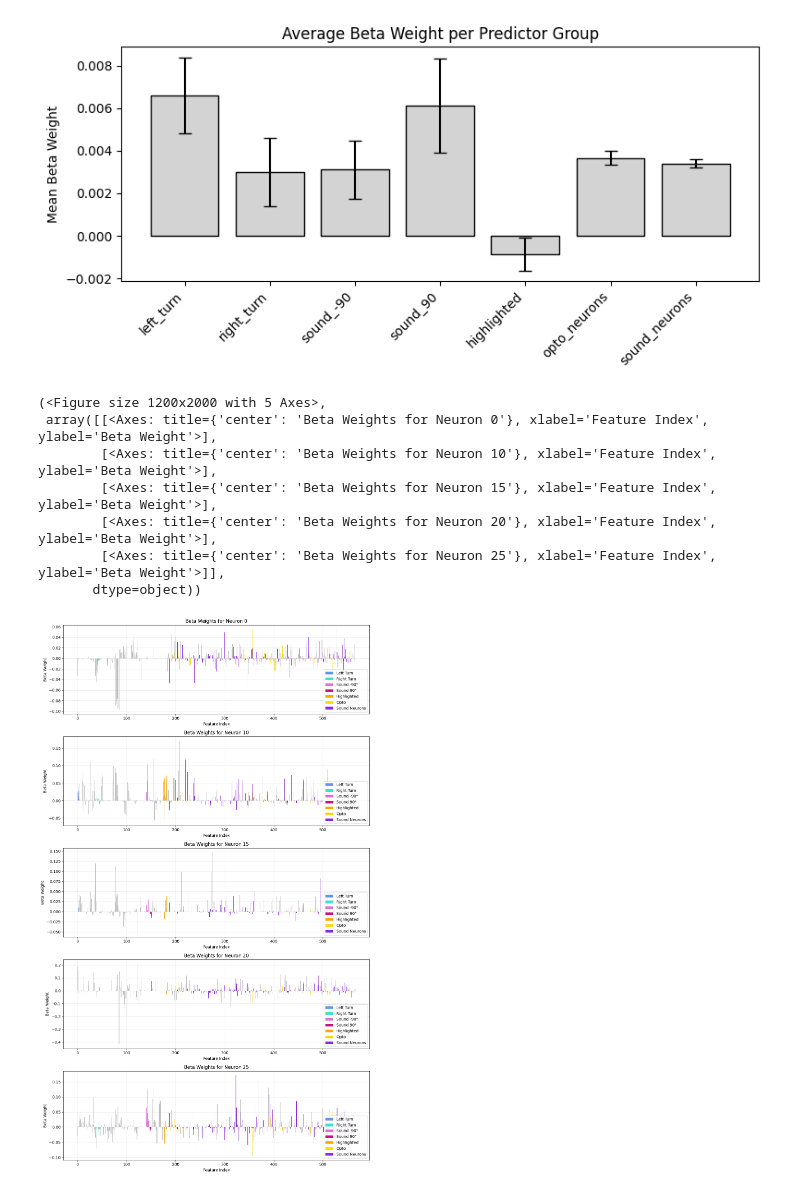
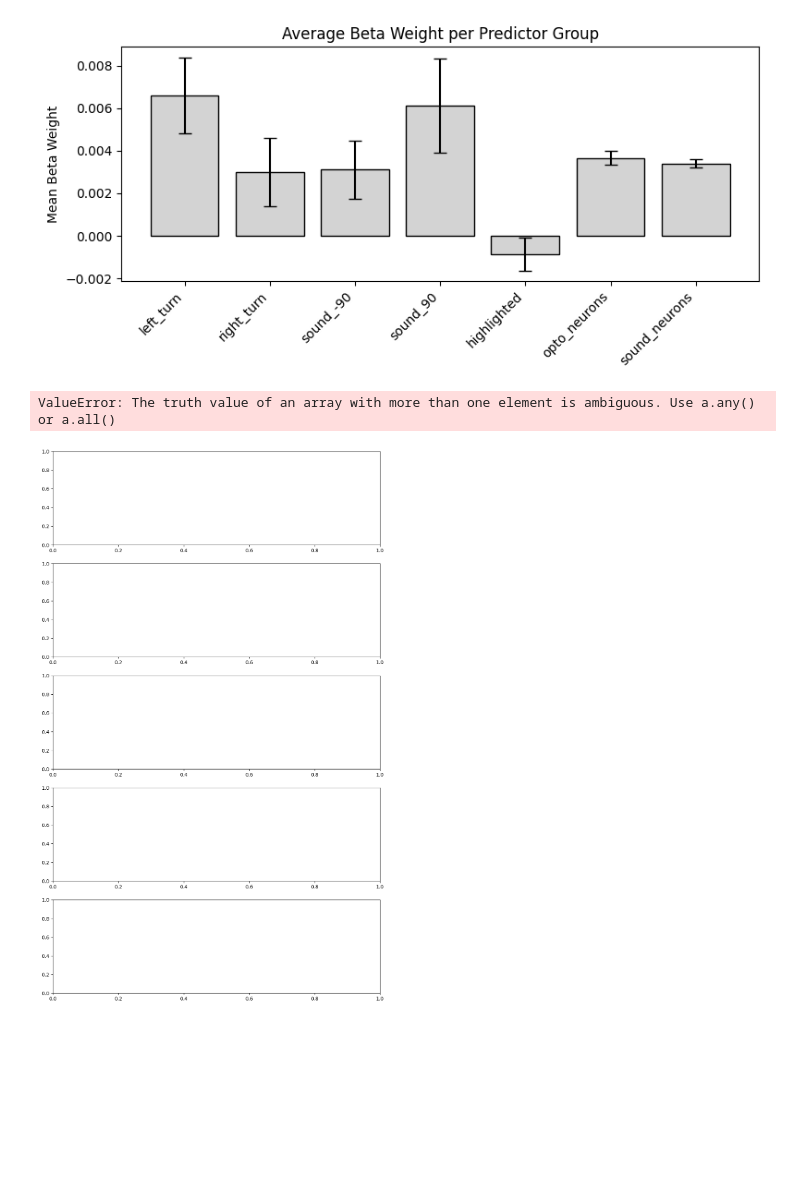
Before and after one commit to constanzabassi/GLM-analysis, a Jupyter notebook: notebooks/quick_glm_model_comparison.ipynb, the cells around one changed output. Cells and saved outputs as stored; diff of their text form; code cells hidden in the pictures; blank space fills up the shorter version.

```diff
--- a/notebooks/quick_glm_model_comparison.ipynb
+++ b/notebooks/quick_glm_model_comparison.ipynb
@@ -43,3 +40,33 @@ print(opto_neurons[8][0][0])
+# %%
+sound_neurons = [8, 11, 17, 21, 22, 23, 24, 29, 32, 37, 43, 44, 54, 55, 56, 57,
+          64, 73, 74, 75, 80, 85, 90, 91, 96, 100, 108, 109, 110, 112, 113,
+          128, 130, 131, 135, 136, 145, 147, 148, 150, 154, 158, 160, 171,
+          173, 175, 176, 177, 178, 179, 186, 189, 196, 201, 203, 211, 213,
+          217, 219, 220, 222, 226, 228, 234, 236, 241, 244, 252] #HE
+
+# [7, 14, 18, 23, 29, 33, 34, 36, 37, 39, 43, 45, 46, 52, 53, 55,
+#           56, 57, 58, 60, 63, 67, 73, 74, 85, 86, 88, 89, 90, 94, 97, 98,
+#           99, 101, 102, 105, 107, 108, 109, 111, 113, 115, 119, 124, 128,
+#           129, 130, 132, 137, 138, 139, 142, 143, 144, 145, 146, 152, 154,
+#           161, 165, 166, 169, 170, 171, 174, 176, 177, 179, 181, 183, 184,
+#           188, 189, 193, 195, 196, 197, 198, 202, 205, 206, 209, 211, 212,
+#           216, 223, 226, 227, 229, 241, 243, 246, 247, 249, 251, 253, 255,
+#           258, 265, 268, 271, 272, 274, 275, 276, 279, 280, 283, 284, 288,
+#           289, 290, 291, 300, 302, 309, 310, 313, 315, 316, 319, 320, 321,
+#           327, 329, 333, 339, 340, 341, 342, 343, 348, 351, 352, 359, 360,
+#           361, 362, 363, 364, 365, 366, 367, 368, 371, 375, 377, 381] #ha10
+
+sound_neurons =[6, 17, 18, 33, 40, 47, 48, 49, 54, 64, 70, 72, 74, 81, 82,
+                 101, 103, 105, 107, 112, 123, 124, 133, 137, 139, 141,
+                 148, 155, 156] #HA1
+
+sound_neurons = [n - 1 for n in sound_neurons]  # 0-indexed
+
+opto_neurons = [9, 62, 66, 70, 116, 118, 129, 161, 165, 185, 214, 215] #HE
+# [6, 9, 32, 38, 160, 182, 213, 215, 221, 287, 295,
+#           330, 331, 332, 337] #HA10
+opto_neurons = [22, 45, 76, 80, 116] #HA1
+opto_neurons = [n - 1 for n in opto_neurons]  # 0-indexed
 # %%
 def load_GLM_results_cluster(save_directory, save_string, neuron_ids=None):
     os.chdir(save_directory)
@@ -702,13 +930,7 @@ means, sems, group_means_per_neuron = plot_group_average_betas(model_output_og)
 # %%
 # Example usage:
 neuron_idx = [0,10,15,20,25]  # replace with your neuron index
-plot_neuron_betas(model_output_og,  neuron_idx)
+plot_neuron_betas(model_output_all,  neuron_idx)
 # %% [output]
-(<Figure size 1200x2000 with 5 Axes>,
- array([[<Axes: title={'center': 'Beta Weights for Neuron 0'}, xlabel='Feature Index', ylabel='Beta Weight'>],
-        [<Axes: title={'center': 'Beta Weights for Neuron 10'}, xlabel='Feature Index', ylabel='Beta Weight'>],
-        [<Axes: title={'center': 'Beta Weights for Neuron 15'}, xlabel='Feature Index', ylabel='Beta Weight'>],
-        [<Axes: title={'center': 'Beta Weights for Neuron 20'}, xlabel='Feature Index', ylabel='Beta Weight'>],
-        [<Axes: title={'center': 'Beta Weights for Neuron 25'}, xlabel='Feature Index', ylabel='Beta Weight'>]],
-       dtype=object))
+ValueError: The truth value of an array with more than one element is ambiguous. Use a.any() or a.all()
-[figure, old version]
+[figure, new version]
```
Also changed, not shown: parts of 9 cells of this notebook, 3 other files.
